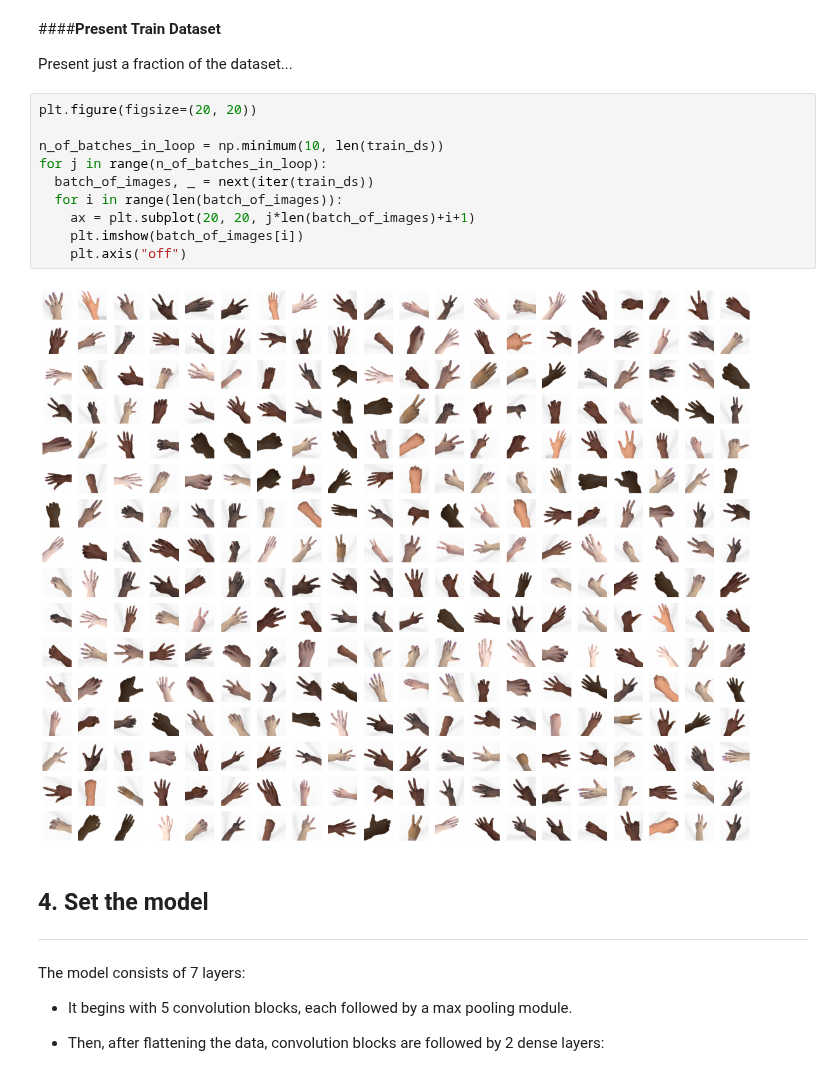
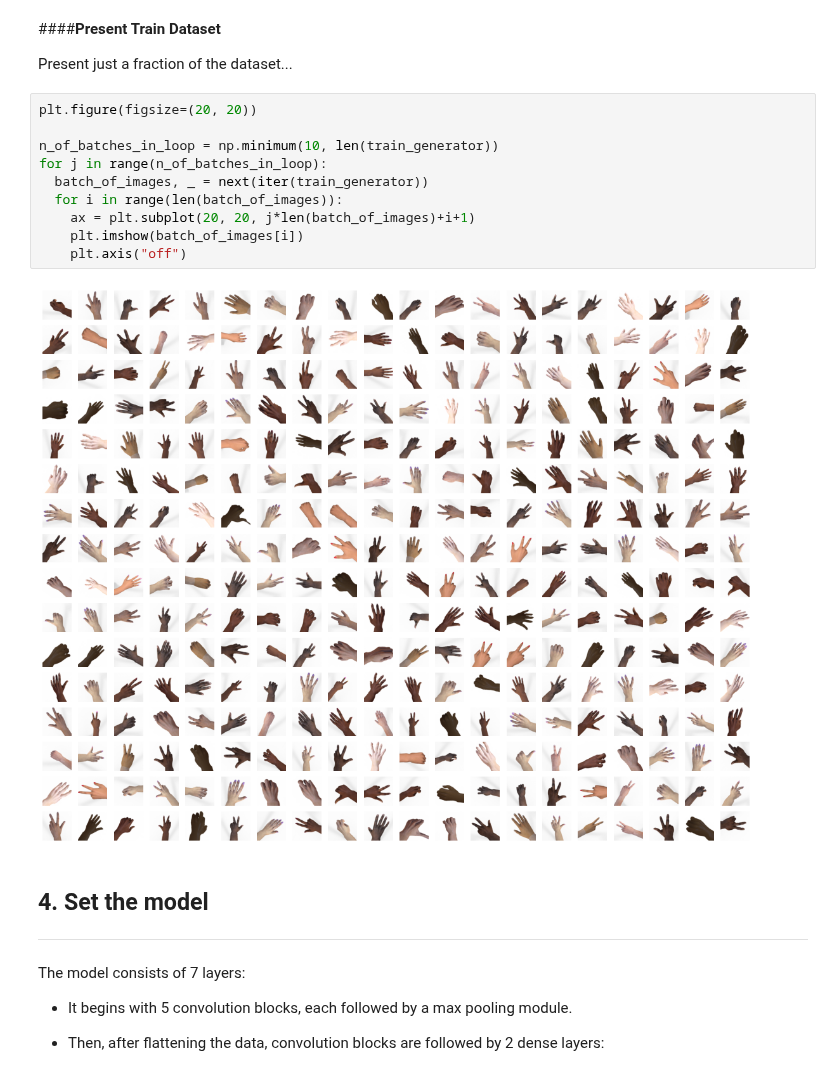
Before and after one commit to ronen-halevy/ai-notebooks, a Jupyter notebook: image-classification/Building_Tensorflow_Image_Input_Pipeline_Part_3_Using_ImageGenerator.ipynb, the cells around one changed output. Saved outputs shown, nothing was run; the diff lists cells and outputs as text.

```diff
--- a/image-classification/Building_Tensorflow_Image_Input_Pipeline_Part_3_Using_ImageGenerator.ipynb
+++ b/image-classification/Building_Tensorflow_Image_Input_Pipeline_Part_3_Using_ImageGenerator.ipynb
@@ -496,15 +491,15 @@ Present just a fraction of the dataset...
 # %%
 plt.figure(figsize=(20, 20))
 
-n_of_batches_in_loop = np.minimum(10, len(train_ds))
+n_of_batches_in_loop = np.minimum(10, len(train_generator))
 for j in range(n_of_batches_in_loop):
-  batch_of_images, _ = next(iter(train_ds))
+  batch_of_images, _ = next(iter(train_generator))
   for i in range(len(batch_of_images)):
     ax = plt.subplot(20, 20, j*len(batch_of_images)+i+1)
     plt.imshow(batch_of_images[i])
     plt.axis("off")
 # %% [output]
-[figure, old version]
+[figure, new version]
 # %% [markdown]
 ## 4. Set the model
 ---
```
Also changed, not shown: parts of 12 cells of this notebook.
